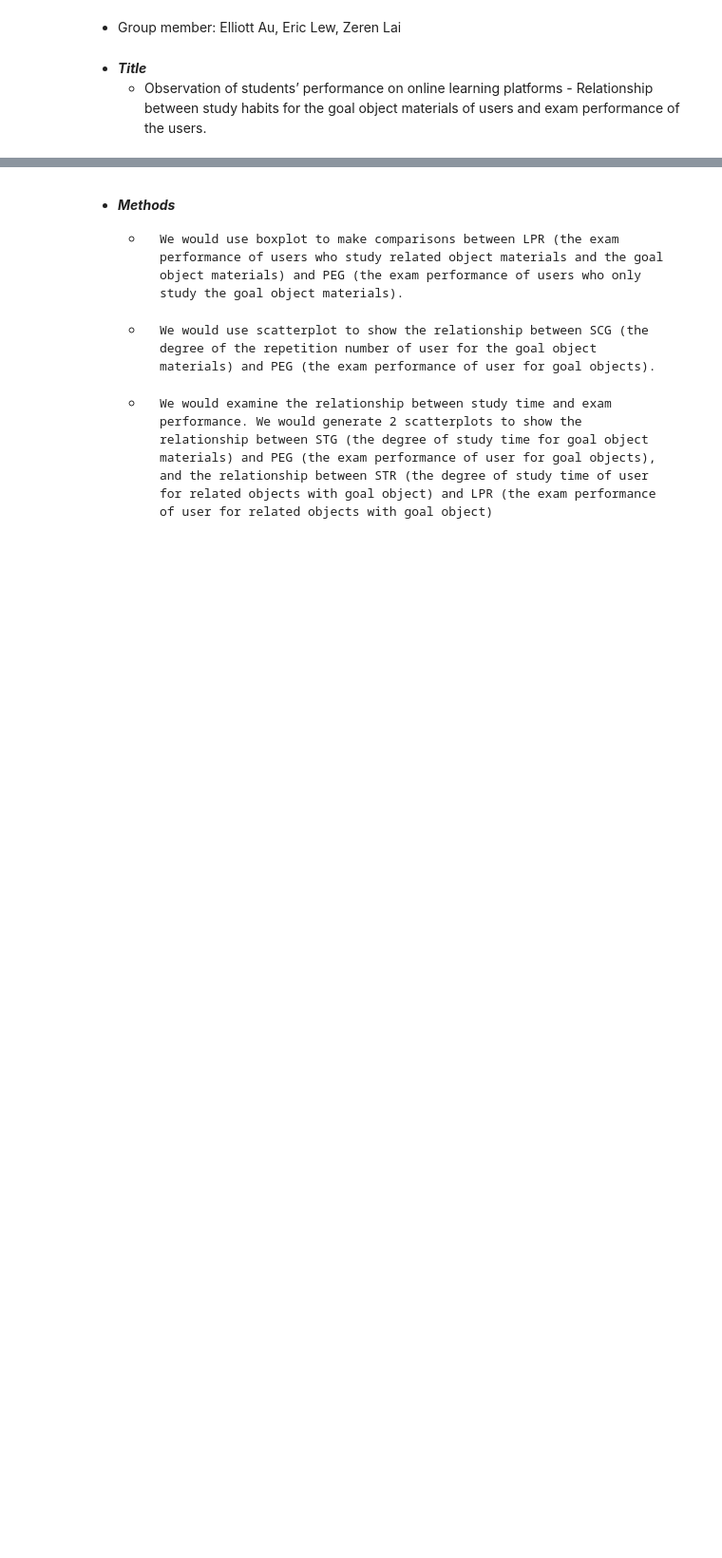
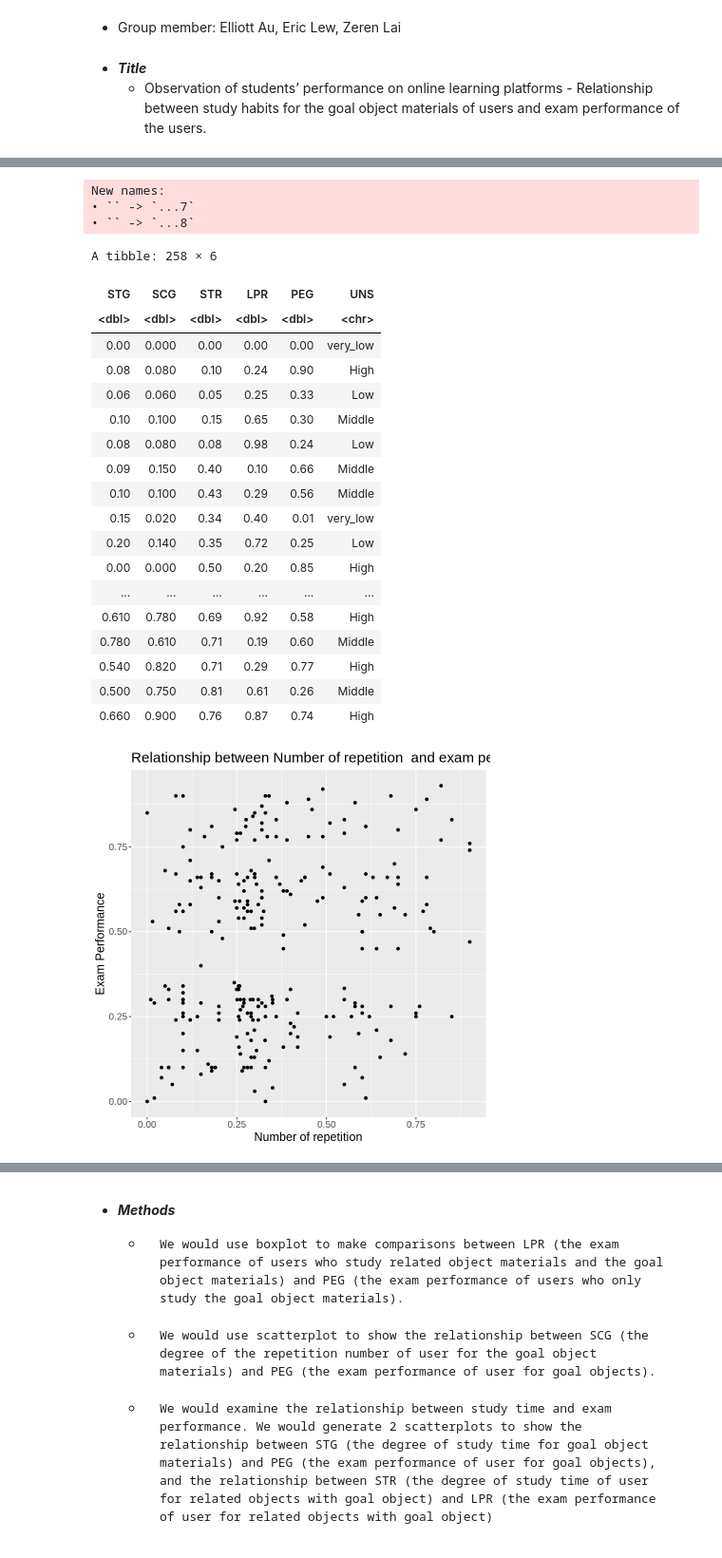
Before and after one commit to DarkEli/dscigroup91project, a Jupyter notebook: group_proposal.ipynb, the cells around one changed output, grey strips where cells are left out. Shown: that part at 95% size. Drawn from its saved outputs; the diff is of its cells as text; code cells hidden in the pictures; blank space fills up the shorter version.

```diff
--- a/group_proposal.ipynb
+++ b/group_proposal.ipynb
@@ -24,3 +51,67 @@
           Whether it is true that repetition can help students improve their exam results? <br>
 
           We would use 5 columns of the dataset, which are STG, SCG, STR, LPR and PEG. <br>
+# %%
+Training_Data <- read_excel("data/Data_User_Modeling_Dataset_Hamdi Tolga KAHRAMAN (3).xls" , "Training_Data")|>
+    subset( select = c( STG:UNS))
+
+Training_Data
+
+
+Box_plot <- Training_Data [ , c(4 , 5)]|>
+    pivot_longer ( c(1 ,2 ) , names_to ="Category")|>
+    ggplot( aes(x=Category,y=value, color=Category)) +
+  geom_boxplot()+
+  scale_color_brewer(palette="Dark2") +
+  geom_jitter(shape=16, position=position_jitter(0.2))+
+  labs(title = 'Exams scores of users',
+       y='Scores',x='Study Type')
+
+scatter_plot <- ggplot(data=Training_Data ,aes(x= SCG, y= PEG , )) +
+  geom_point()+
+  labs(title = 'Relationship between Number of repetition  and exam performance',
+       y='Exam Performance',x='Number of repetition')+
+    theme(text=element_text(size= 15))
+
+scatter_plot_1 <- ggplot(data=Training_Data ,aes(x= STG, y= PEG , )) +
+  geom_point()+
+  labs(title = 'STG and PEG',
+       y='PEG',x='STG')+
+    theme(text=element_text(size= 15))
+
+scatter_plot_2 <- ggplot(data=Training_Data ,aes(x= STR, y= LPR , )) +
+  geom_point()+
+  labs(title = 'Relationship between STR and LPR',
+       y='LPR',x='STRn')+
+    theme(text=element_text(size= 15))
+
+
+scatter_plot
+grid.arrange(scatter_plot_1, scatter_plot_2
+             , ncol=2)
+
+Box_plot
+# %% [output]
+New names:
+• `` -> `...7`
+• `` -> `...8`
+A tibble: 258 × 6
+| STG | SCG | STR | LPR | PEG | UNS |
+| <dbl> | <dbl> | <dbl> | <dbl> | <dbl> | <chr> |
+| 0.00 | 0.000 | 0.00 | 0.00 | 0.00 | very_low |
+| 0.08 | 0.080 | 0.10 | 0.24 | 0.90 | High |
+| 0.06 | 0.060 | 0.05 | 0.25 | 0.33 | Low |
+| 0.10 | 0.100 | 0.15 | 0.65 | 0.30 | Middle |
+| 0.08 | 0.080 | 0.08 | 0.98 | 0.24 | Low |
+| 0.09 | 0.150 | 0.40 | 0.10 | 0.66 | Middle |
+| 0.10 | 0.100 | 0.43 | 0.29 | 0.56 | Middle |
+| 0.15 | 0.020 | 0.34 | 0.40 | 0.01 | very_low |
+| 0.20 | 0.140 | 0.35 | 0.72 | 0.25 | Low |
+| 0.00 | 0.000 | 0.50 | 0.20 | 0.85 | High |
+| ... | ... | ... | ... | ... | ... |
+| 0.610 | 0.780 | 0.69 | 0.92 | 0.58 | High |
+| 0.780 | 0.610 | 0.71 | 0.19 | 0.60 | Middle |
+| 0.540 | 0.820 | 0.71 | 0.29 | 0.77 | High |
+| 0.500 | 0.750 | 0.81 | 0.61 | 0.26 | Middle |
+| 0.660 | 0.900 | 0.76 | 0.87 | 0.74 | High |
+[figure, added]
```
Also changed, not shown: parts of 3 cells of this notebook.
